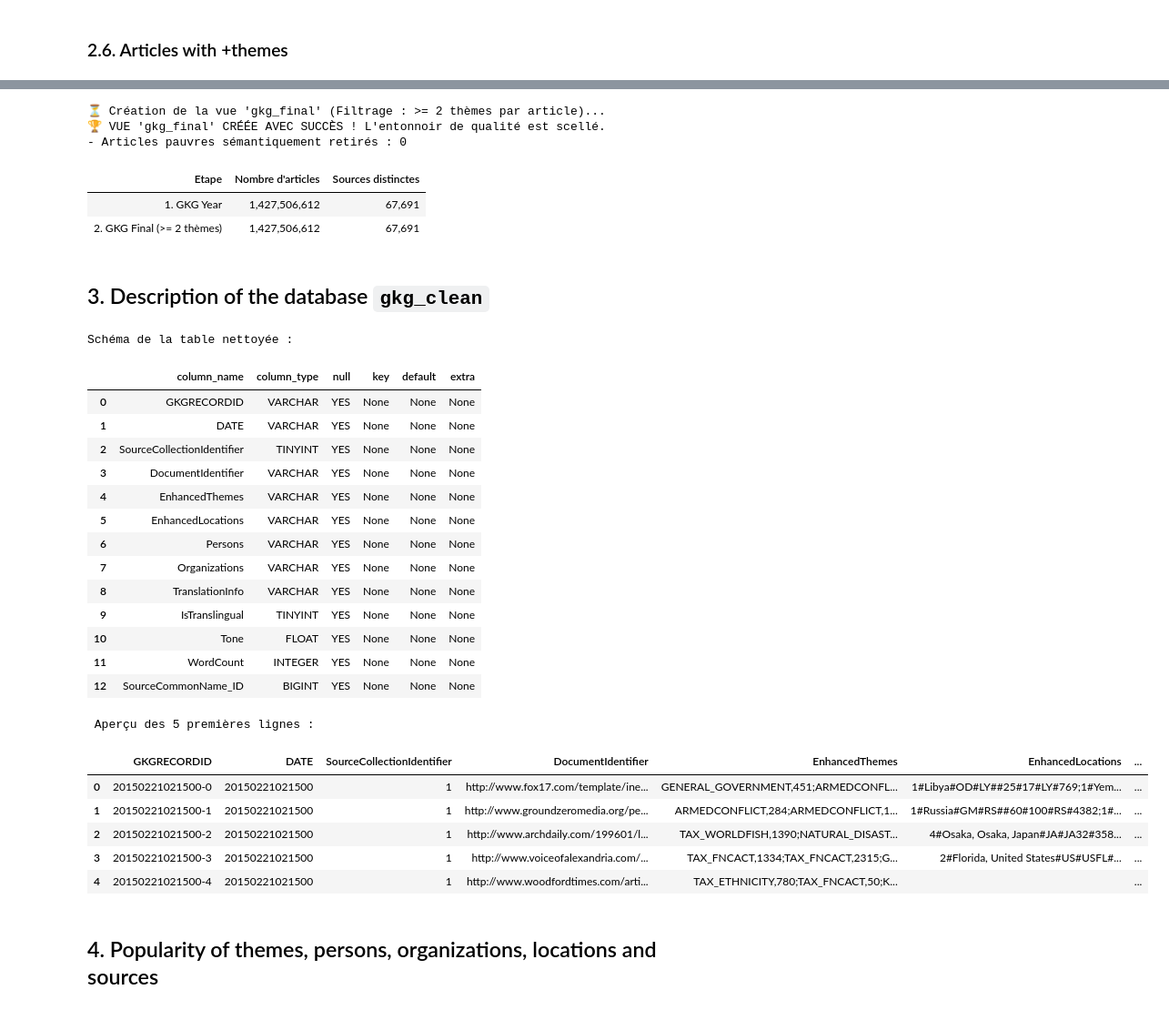
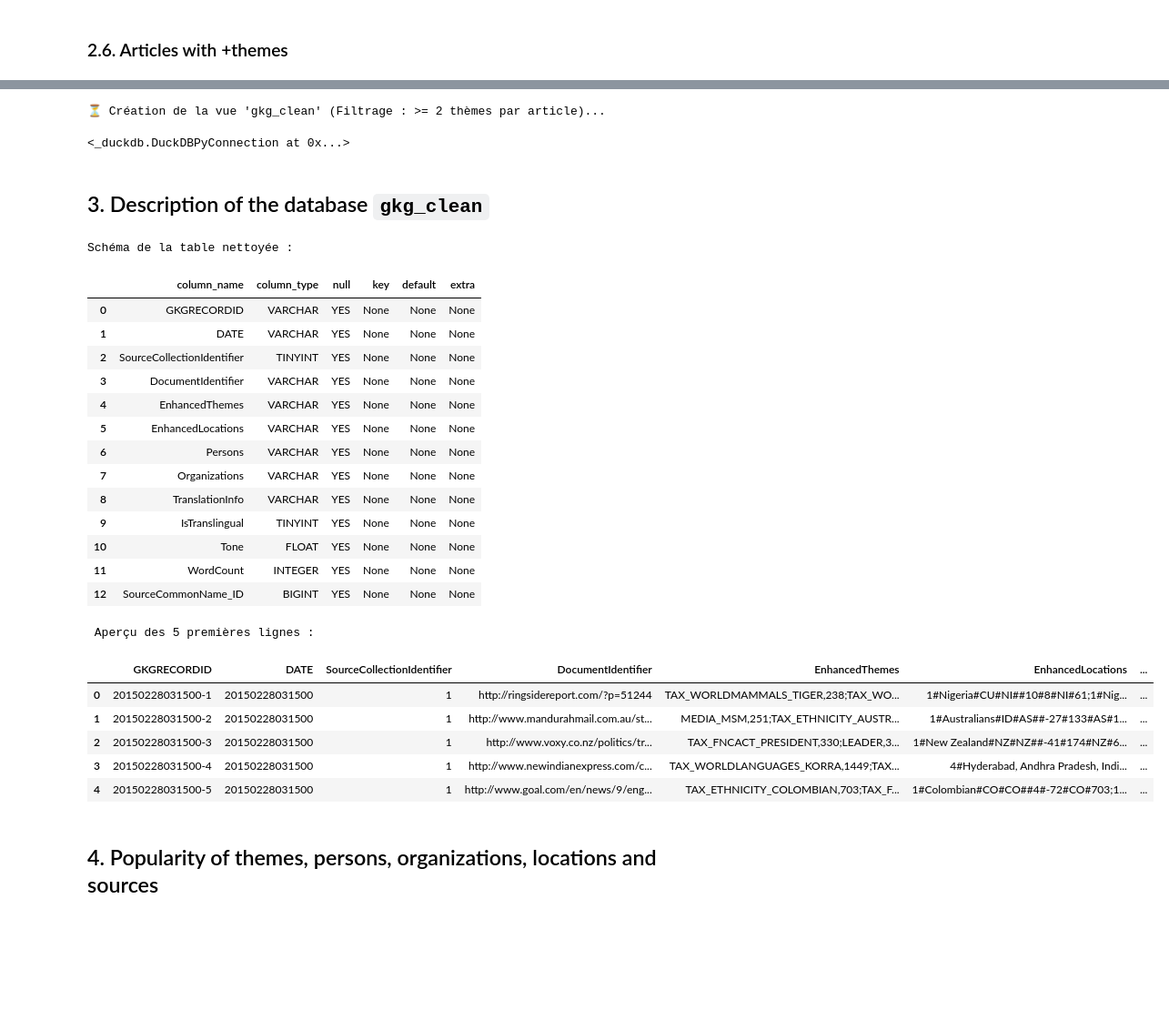
Before and after one commit to clucasmurex/gdelt, a Jupyter notebook: gdelt_explo.ipynb, the cells around one changed output, grey strips where cells are left out. Shown at 91% size. Saved outputs shown, nothing was run; the diff lists cells and outputs as text; code cells hidden in the pictures; blank space fills up the shorter version.

```diff
--- a/gdelt_explo.ipynb
+++ b/gdelt_explo.ipynb
@@ -812,7 +711,7 @@ display(
 # 💡 Ajuste ce paramètre selon ton analyse
 MIN_THEMES = 2
 
-print(f"⏳ Création de la vue 'gkg_final' (Filtrage : >= {MIN_THEMES} thèmes par article)...")
+print(f"⏳ Création de la vue 'gkg_clean' (Filtrage : >= {MIN_THEMES} thèmes par article)...")
 
 query_final_view = f"""
     CREATE OR REPLACE VIEW gkg_final AS
@@ -827,73 +726,67 @@ query_final_view = f"""
 
 con.execute(query_final_view)
 
-# Bilan du filtrage final
-bilan_final = con.execute(f"""
-    WITH stats_year AS (
-        SELECT COUNT(*) as lignes, COUNT(DISTINCT SourceCommonName_ID) as sources FROM gkg_year
-    ),
-    stats_final AS (
-        SELECT COUNT(*) as lignes, COUNT(DISTINCT SourceCommonName_ID) as sources FROM gkg_final
-    )
-    SELECT
-        '1. GKG Year' AS Etape,
-        y.lignes AS "Nombre d'articles",
-        y.sources AS "Sources distinctes"
-    FROM stats_year y
-    UNION ALL
-    SELECT
-        '2. GKG Final (>= {MIN_THEMES} thèmes)',
-        f.lignes,
-        f.sources
-    FROM stats_final f
-""").df()
+# # Bilan du filtrage final
+# bilan_final = con.execute(f"""
+#     WITH stats_year AS (
+#         SELECT COUNT(*) as lignes, COUNT(DISTINCT SourceCommonName_ID) as sources FROM gkg_year
+#     ),
+#     stats_final AS (
+#         SELECT COUNT(*) as lignes, COUNT(DISTINCT SourceCommonName_ID) as sources FROM gkg_clean
+#     )
+#     SELECT
+#         '1. GKG Year' AS Etape,
+#         y.lignes AS "Nombre d'articles",
+#         y.sources AS "Sources distinctes"
+#     FROM stats_year y
+#     UNION ALL
+#     SELECT
+#         '2. GKG Final (>= {MIN_THEMES} thèmes)',
+#         f.lignes,
+#         f.sources
+#     FROM stats_final f
+# """).df()
 
-articles_suppr = bilan_final["Nombre d'articles"].iloc[0] - bilan_final["Nombre d'articles"].iloc[1]
+# articles_suppr = bilan_final["Nombre d'articles"].iloc[0] - bilan_final["Nombre d'articles"].iloc[1]
 
-print(f"🏆 VUE 'gkg_final' CRÉÉE AVEC SUCCÈS ! L'entonnoir de qualité est scellé.")
-print(f"- Articles pauvres sémantiquement retirés : {articles_suppr:,}")
+# print(f"🏆 VUE 'gkg_clean' CRÉÉE AVEC SUCCÈS ! L'entonnoir de qualité est scellé.")
+# print(f"- Articles pauvres sémantiquement retirés : {articles_suppr:,}")
 
-display(bilan_final.style.format({"Nombre d'articles": '{:,}', "Sources distinctes": '{:,}'}).hide(axis="index"))
+# display(bilan_final.style.format({"Nombre d'articles": '{:,}', "Sources distinctes": '{:,}'}).hide(axis="index"))
 # %% [output]
-⏳ Création de la vue 'gkg_final' (Filtrage : >= 2 thèmes par article)...
-🏆 VUE 'gkg_final' CRÉÉE AVEC SUCCÈS ! L'entonnoir de qualité est scellé.
-- Articles pauvres sémantiquement retirés : 0
+⏳ Création de la vue 'gkg_clean' (Filtrage : >= 2 thèmes par article)...
-| Etape | Nombre d'articles | Sources distinctes |
-| 1. GKG Year | 1,427,506,612 | 67,691 |
-| 2. GKG Final (>= 2 thèmes) | 1,427,506,612 | 67,691 |
+<_duckdb.DuckDBPyConnection at 0x...>
 # %% [markdown]
 ## 3. Description of the database `gkg_clean`
 # %%
-
 print("Schéma de la table nettoyée :")
-display(con.execute("DESCRIBE gkg_clean").df())
-
+display(con.execute("DESCRIBE gkg_final").df())
 
 print("\n Aperçu des 5 premières lignes :")
-display(con.execute("SELECT * FROM gkg_clean LIMIT 5").df())
+display(con.execute("SELECT * FROM gkg_final LIMIT 5").df())
 # %% [output]
 Schéma de la table nettoyée :
 |  | column_name | column_type | null | key | default | extra |
 | 0 | GKGRECORDID | VARCHAR | YES | None | None | None |
 | 1 | DATE | VARCHAR | YES | None | None | None |
 | 2 | SourceCollectionIdentifier | TINYINT | YES | None | None | None |
 | 3 | DocumentIdentifier | VARCHAR | YES | None | None | None |
 | 4 | EnhancedThemes | VARCHAR | YES | None | None | None |
 | 5 | EnhancedLocations | VARCHAR | YES | None | None | None |
 | 6 | Persons | VARCHAR | YES | None | None | None |
 | 7 | Organizations | VARCHAR | YES | None | None | None |
 | 8 | TranslationInfo | VARCHAR | YES | None | None | None |
 | 9 | IsTranslingual | TINYINT | YES | None | None | None |
 | 10 | Tone | FLOAT | YES | None | None | None |
 | 11 | WordCount | INTEGER | YES | None | None | None |
 | 12 | SourceCommonName_ID | BIGINT | YES | None | None | None |
  Aperçu des 5 premières lignes :
 |  | GKGRECORDID | DATE | SourceCollectionIdentifier | DocumentIdentifier | EnhancedThemes | EnhancedLocations | ... |
-| 0 | 20150221021500-0 | 20150221021500 | 1 | http://www.fox17.com/template/ine... | GENERAL_GOVERNMENT,451;ARMEDCONFL... | 1#Libya#OD#LY##25#17#LY#769;1#Yem... | ... |
-| 1 | 20150221021500-1 | 20150221021500 | 1 | http://www.groundzeromedia.org/pe... | ARMEDCONFLICT,284;ARMEDCONFLICT,1... | 1#Russia#GM#RS##60#100#RS#4382;1#... | ... |
-| 2 | 20150221021500-2 | 20150221021500 | 1 | http://www.archdaily.com/199601/l... | TAX_WORLDFISH,1390;NATURAL_DISAST... | 4#Osaka, Osaka, Japan#JA#JA32#358... | ... |
-| 3 | 20150221021500-3 | 20150221021500 | 1 | http://www.voiceofalexandria.com/... | TAX_FNCACT,1334;TAX_FNCACT,2315;G... | 2#Florida, United States#US#USFL#... | ... |
-| 4 | 20150221021500-4 | 20150221021500 | 1 | http://www.woodfordtimes.com/arti... | TAX_ETHNICITY,780;TAX_FNCACT,50;K... |  | ... |
+| 0 | 20150228031500-1 | 20150228031500 | 1 | http://ringsidereport.com/?p=51244 | TAX_WORLDMAMMALS_TIGER,238;TAX_WO... | 1#Nigeria#CU#NI##10#8#NI#61;1#Nig... | ... |
+| 1 | 20150228031500-2 | 20150228031500 | 1 | http://www.mandurahmail.com.au/st... | MEDIA_MSM,251;TAX_ETHNICITY_AUSTR... | 1#Australians#ID#AS##-27#133#AS#1... | ... |
+| 2 | 20150228031500-3 | 20150228031500 | 1 | http://www.voxy.co.nz/politics/tr... | TAX_FNCACT_PRESIDENT,330;LEADER,3... | 1#New Zealand#NZ#NZ##-41#174#NZ#6... | ... |
+| 3 | 20150228031500-4 | 20150228031500 | 1 | http://www.newindianexpress.com/c... | TAX_WORLDLANGUAGES_KORRA,1449;TAX... | 4#Hyderabad, Andhra Pradesh, Indi... | ... |
+| 4 | 20150228031500-5 | 20150228031500 | 1 | http://www.goal.com/en/news/9/eng... | TAX_ETHNICITY_COLOMBIAN,703;TAX_F... | 1#Colombian#CO#CO##4#-72#CO#703;1... | ... |
 # %% [markdown]
 ## 4. Popularity of themes, persons, organizations, locations and sources
 # %%
```
Also changed, not shown: parts of 23 cells of this notebook, 4 other files.
